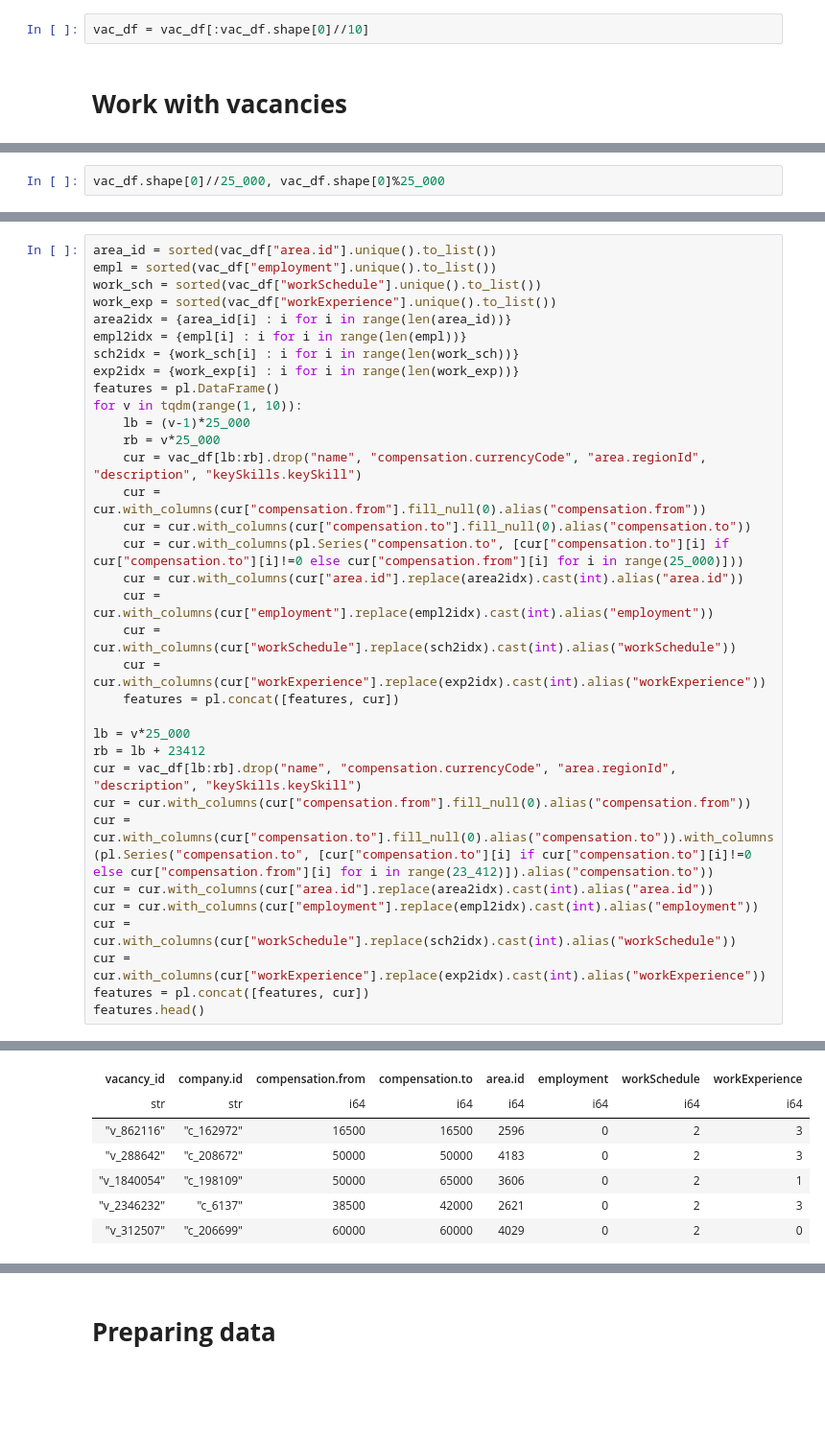
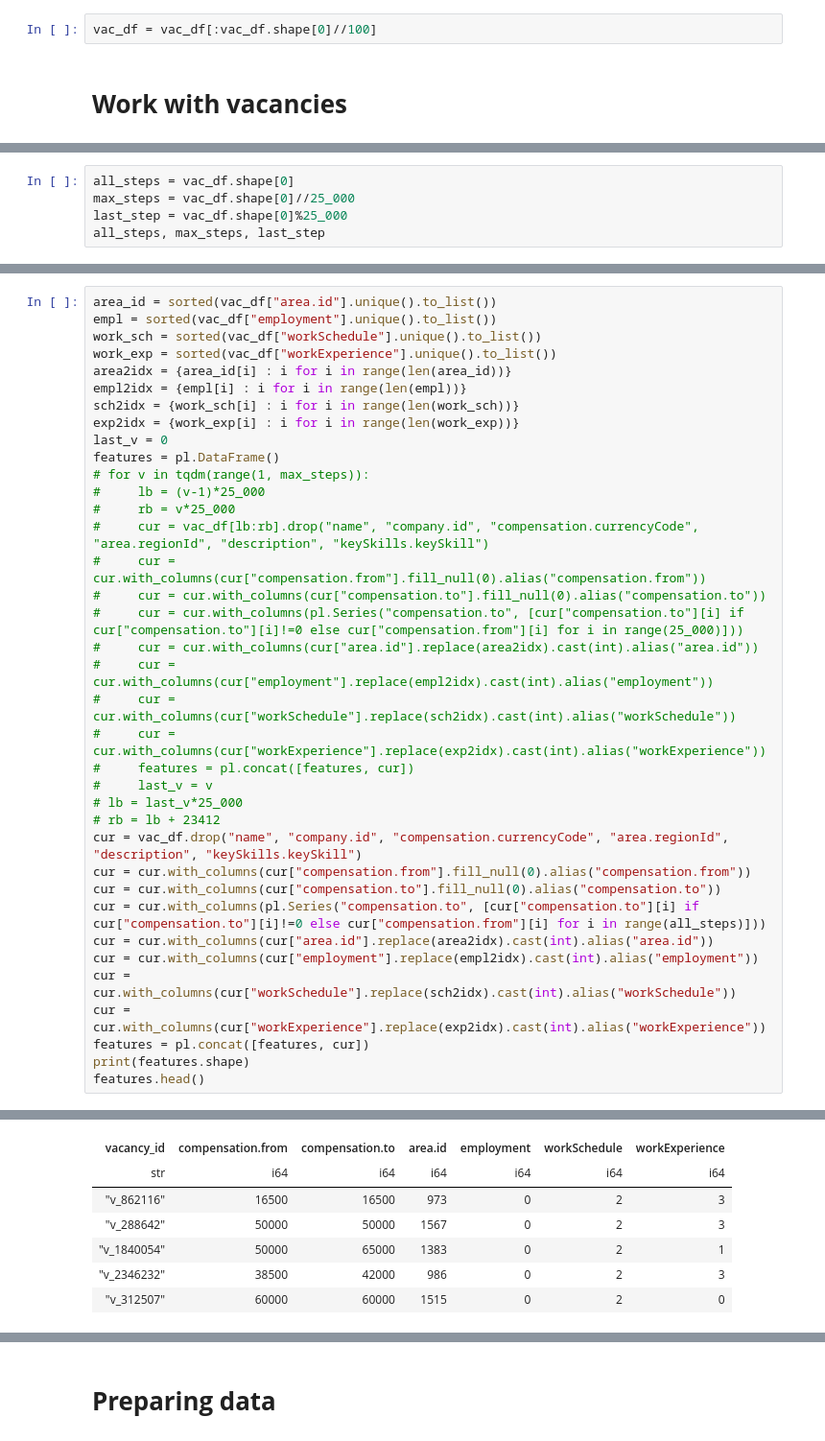
Before and after one commit to Sinagoga/hse_project, a Jupyter notebook: hh_start.ipynb, the cells around one changed output, grey strips where cells are left out. Shown: that part at 96% size. Saved outputs shown, nothing was run; the diff lists cells and outputs as text; blank space fills up the shorter version.

```diff
--- a/hh_start.ipynb
+++ b/hh_start.ipynb
@@ -21,7 +21,7 @@ vac_df.shape
 # %% [output]
 (2734129, 13)
 # %%
-vac_df = vac_df[:vac_df.shape[0]//10]
+vac_df = vac_df[:vac_df.shape[0]//100]
 # %% [markdown]
 # **Work with vacancies**
 # %%
@@ -53,3 +53,6 @@ shape: (9, 14)
 # %%
-vac_df.shape[0]//25_000, vac_df.shape[0]%25_000
+all_steps = vac_df.shape[0]
+max_steps = vac_df.shape[0]//25_000
+last_step = vac_df.shape[0]%25_000
+all_steps, max_steps, last_step
 # %% [output]
@@ -63,29 +66,32 @@ area2idx = {area_id[i] : i for i in range(len(area_id))}
 empl2idx = {empl[i] : i for i in range(len(empl))}
 sch2idx = {work_sch[i] : i for i in range(len(work_sch))}
 exp2idx = {work_exp[i] : i for i in range(len(work_exp))}
+last_v = 0
 features = pl.DataFrame()
-for v in tqdm(range(1, 10)):
-    lb = (v-1)*25_000
-    rb = v*25_000
-    cur = vac_df[lb:rb].drop("name", "compensation.currencyCode", "area.regionId", "description", "keySkills.keySkill")
-    cur = cur.with_columns(cur["compensation.from"].fill_null(0).alias("compensation.from"))
-    cur = cur.with_columns(cur["compensation.to"].fill_null(0).alias("compensation.to"))
-    cur = cur.with_columns(pl.Series("compensation.to", [cur["compensation.to"][i] if cur["compensation.to"][i]!=0 else cur["compensation.from"][i] for i in range(25_000)]))
-    cur = cur.with_columns(cur["area.id"].replace(area2idx).cast(int).alias("area.id"))
-    cur = cur.with_columns(cur["employment"].replace(empl2idx).cast(int).alias("employment"))
-    cur = cur.with_columns(cur["workSchedule"].replace(sch2idx).cast(int).alias("workSchedule"))
-    cur = cur.with_columns(cur["workExperience"].replace(exp2idx).cast(int).alias("workExperience"))
-    features = pl.concat([features, cur])
-
-lb = v*25_000
-rb = lb + 23412
-cur = vac_df[lb:rb].drop("name", "compensation.currencyCode", "area.regionId", "description", "keySkills.keySkill")
+# for v in tqdm(range(1, max_steps)):
+#     lb = (v-1)*25_000
+#     rb = v*25_000
+#     cur = vac_df[lb:rb].drop("name", "company.id", "compensation.currencyCode", "area.regionId", "description", "keySkills.keySkill")
+#     cur = cur.with_columns(cur["compensation.from"].fill_null(0).alias("compensation.from"))
+#     cur = cur.with_columns(cur["compensation.to"].fill_null(0).alias("compensation.to"))
+#     cur = cur.with_columns(pl.Series("compensation.to", [cur["compensation.to"][i] if cur["compensation.to"][i]!=0 else cur["compensation.from"][i] for i in range(25_000)]))
+#     cur = cur.with_columns(cur["area.id"].replace(area2idx).cast(int).alias("area.id"))
+#     cur = cur.with_columns(cur["employment"].replace(empl2idx).cast(int).alias("employment"))
+#     cur = cur.with_columns(cur["workSchedule"].replace(sch2idx).cast(int).alias("workSchedule"))
+#     cur = cur.with_columns(cur["workExperience"].replace(exp2idx).cast(int).alias("workExperience"))
+#     features = pl.concat([features, cur])
+#     last_v = v
+# lb = last_v*25_000
+# rb = lb + 23412
+cur = vac_df.drop("name", "company.id", "compensation.currencyCode", "area.regionId", "description", "keySkills.keySkill")
 cur = cur.with_columns(cur["compensation.from"].fill_null(0).alias("compensation.from"))
-cur = cur.with_columns(cur["compensation.to"].fill_null(0).alias("compensation.to")).with_columns(pl.Series("compensation.to", [cur["compensation.to"][i] if cur["compensation.to"][i]!=0 else cur["compensation.from"][i] for i in range(23_412)]).alias("compensation.to"))
+cur = cur.with_columns(cur["compensation.to"].fill_null(0).alias("compensation.to"))
+cur = cur.with_columns(pl.Series("compensation.to", [cur["compensation.to"][i] if cur["compensation.to"][i]!=0 else cur["compensation.from"][i] for i in range(all_steps)]))
 cur = cur.with_columns(cur["area.id"].replace(area2idx).cast(int).alias("area.id"))
 cur = cur.with_columns(cur["employment"].replace(empl2idx).cast(int).alias("employment"))
 cur = cur.with_columns(cur["workSchedule"].replace(sch2idx).cast(int).alias("workSchedule"))
 cur = cur.with_columns(cur["workExperience"].replace(exp2idx).cast(int).alias("workExperience"))
 features = pl.concat([features, cur])
+print(features.shape)
 features.head()
 # %% [output]
@@ -93,7 +100,7 @@ shape: (5, 8)
-| vacancy_id | company.id | compensation.from | compensation.to | area.id | employment | workSchedule | workExperience |
-| str | str | i64 | i64 | i64 | i64 | i64 | i64 |
-| "v_862116" | "c_162972" | 16500 | 16500 | 2596 | 0 | 2 | 3 |
-| "v_288642" | "c_208672" | 50000 | 50000 | 4183 | 0 | 2 | 3 |
-| "v_1840054" | "c_198109" | 50000 | 65000 | 3606 | 0 | 2 | 1 |
-| "v_2346232" | "c_6137" | 38500 | 42000 | 2621 | 0 | 2 | 3 |
-| "v_312507" | "c_206699" | 60000 | 60000 | 4029 | 0 | 2 | 0 |
+| vacancy_id | compensation.from | compensation.to | area.id | employment | workSchedule | workExperience |
+| str | i64 | i64 | i64 | i64 | i64 | i64 |
+| "v_862116" | 16500 | 16500 | 973 | 0 | 2 | 3 |
+| "v_288642" | 50000 | 50000 | 1567 | 0 | 2 | 3 |
+| "v_1840054" | 50000 | 65000 | 1383 | 0 | 2 | 1 |
+| "v_2346232" | 38500 | 42000 | 986 | 0 | 2 | 3 |
+| "v_312507" | 60000 | 60000 | 1515 | 0 | 2 | 0 |
```
Also changed, not shown: parts of 12 cells of this notebook.
